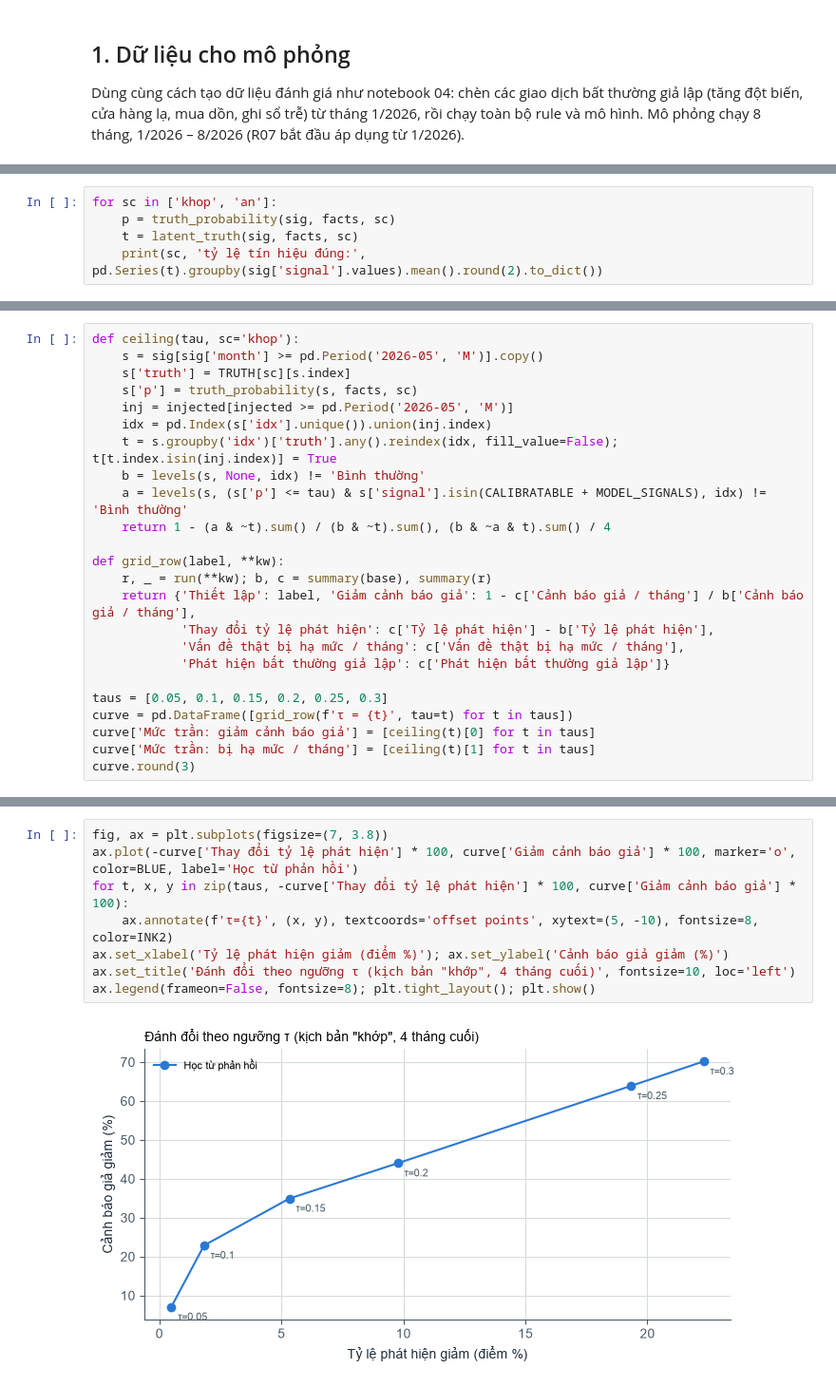
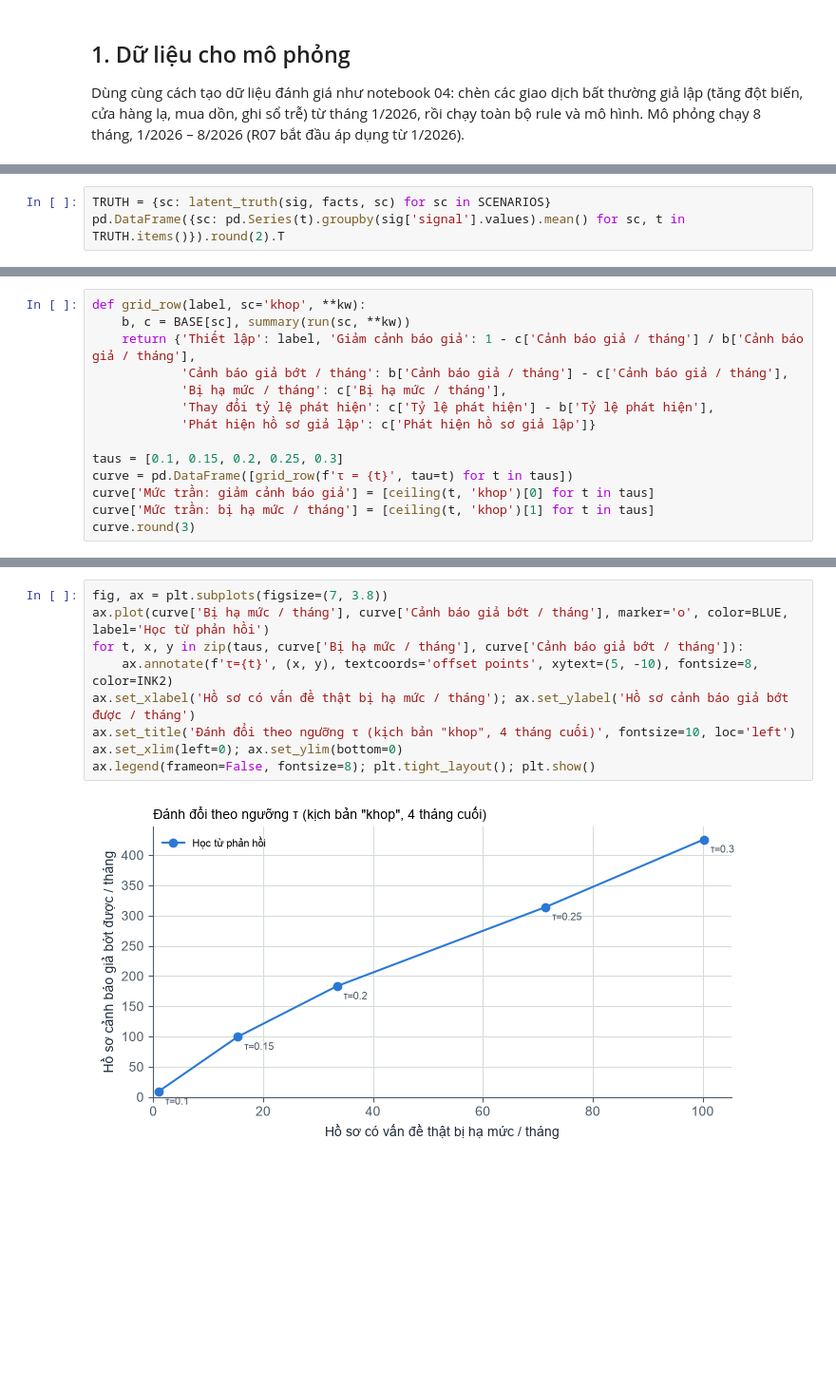
Before and after one commit to lethanhdat04/FinanceAnalysis, a Jupyter notebook: notebooks/08_feedback.ipynb, the cells around one changed output, grey strips where cells are left out. Shown at 95% size. Cells and saved outputs as stored; diff of their text form; blank space fills up the shorter version.

```diff
--- a/notebooks/08_feedback.ipynb
+++ b/notebooks/08_feedback.ipynb
@@ -92,6 +102,4 @@ Một hồ sơ là *vấn đề thật* nếu ít nhất một tín hiệu của
 # %%
-for sc in ['khop', 'an']:
-    p = truth_probability(sig, facts, sc)
-    t = latent_truth(sig, facts, sc)
-    print(sc, 'tỷ lệ tín hiệu đúng:', pd.Series(t).groupby(sig['signal'].values).mean().round(2).to_dict())
+TRUTH = {sc: latent_truth(sig, facts, sc) for sc in SCENARIOS}
+pd.DataFrame({sc: pd.Series(t).groupby(sig['signal'].values).mean() for sc, t in TRUTH.items()}).round(2).T
 # %% [output]
@@ -222,25 +223,15 @@ cảnh báo giả? Con số này cho biết cơ chế học đạt được bao
 # %%
-def ceiling(tau, sc='khop'):
-    s = sig[sig['month'] >= pd.Period('2026-05', 'M')].copy()
-    s['truth'] = TRUTH[sc][s.index]
-    s['p'] = truth_probability(s, facts, sc)
-    inj = injected[injected >= pd.Period('2026-05', 'M')]
-    idx = pd.Index(s['idx'].unique()).union(inj.index)
-    t = s.groupby('idx')['truth'].any().reindex(idx, fill_value=False); t[t.index.isin(inj.index)] = True
-    b = levels(s, None, idx) != 'Bình thường'
-    a = levels(s, (s['p'] <= tau) & s['signal'].isin(CALIBRATABLE + MODEL_SIGNALS), idx) != 'Bình thường'
-    return 1 - (a & ~t).sum() / (b & ~t).sum(), (b & ~a & t).sum() / 4
+def grid_row(label, sc='khop', **kw):
+    b, c = BASE[sc], summary(run(sc, **kw))
+    return {'Thiết lập': label, 'Giảm cảnh báo giả': 1 - c['Cảnh báo giả / tháng'] / b['Cảnh báo giả / tháng'],
+            'Cảnh báo giả bớt / tháng': b['Cảnh báo giả / tháng'] - c['Cảnh báo giả / tháng'],
+            'Bị hạ mức / tháng': c['Bị hạ mức / tháng'],
+            'Thay đổi tỷ lệ phát hiện': c['Tỷ lệ phát hiện'] - b['Tỷ lệ phát hiện'],
+            'Phát hiện hồ sơ giả lập': c['Phát hiện hồ sơ giả lập']}
 
-def grid_row(label, **kw):
-    r, _ = run(**kw); b, c = summary(base), summary(r)
-    return {'Thiết lập': label, 'Giảm cảnh báo giả': 1 - c['Cảnh báo giả / tháng'] / b['Cảnh báo giả / tháng'],
-            'Thay đổi tỷ lệ phát hiện': c['Tỷ lệ phát hiện'] - b['Tỷ lệ phát hiện'],
-            'Vấn đề thật bị hạ mức / tháng': c['Vấn đề thật bị hạ mức / tháng'],
-            'Phát hiện bất thường giả lập': c['Phát hiện bất thường giả lập']}
-
-taus = [0.05, 0.1, 0.15, 0.2, 0.25, 0.3]
+taus = [0.1, 0.15, 0.2, 0.25, 0.3]
 curve = pd.DataFrame([grid_row(f'τ = {t}', tau=t) for t in taus])
-curve['Mức trần: giảm cảnh báo giả'] = [ceiling(t)[0] for t in taus]
-curve['Mức trần: bị hạ mức / tháng'] = [ceiling(t)[1] for t in taus]
+curve['Mức trần: giảm cảnh báo giả'] = [ceiling(t, 'khop')[0] for t in taus]
+curve['Mức trần: bị hạ mức / tháng'] = [ceiling(t, 'khop')[1] for t in taus]
 curve.round(3)
 # %% [output]
@@ -254,11 +244,12 @@ curve.round(3)
 # %%
 fig, ax = plt.subplots(figsize=(7, 3.8))
-ax.plot(-curve['Thay đổi tỷ lệ phát hiện'] * 100, curve['Giảm cảnh báo giả'] * 100, marker='o', color=BLUE, label='Học từ phản hồi')
-for t, x, y in zip(taus, -curve['Thay đổi tỷ lệ phát hiện'] * 100, curve['Giảm cảnh báo giả'] * 100):
+ax.plot(curve['Bị hạ mức / tháng'], curve['Cảnh báo giả bớt / tháng'], marker='o', color=BLUE, label='Học từ phản hồi')
+for t, x, y in zip(taus, curve['Bị hạ mức / tháng'], curve['Cảnh báo giả bớt / tháng']):
     ax.annotate(f'τ={t}', (x, y), textcoords='offset points', xytext=(5, -10), fontsize=8, color=INK2)
-ax.set_xlabel('Tỷ lệ phát hiện giảm (điểm %)'); ax.set_ylabel('Cảnh báo giả giảm (%)')
-ax.set_title('Đánh đổi theo ngưỡng τ (kịch bản "khớp", 4 tháng cuối)', fontsize=10, loc='left')
+ax.set_xlabel('Hồ sơ có vấn đề thật bị hạ mức / tháng'); ax.set_ylabel('Hồ sơ cảnh báo giả bớt được / tháng')
+ax.set_title('Đánh đổi theo ngưỡng τ (kịch bản "khop", 4 tháng cuối)', fontsize=10, loc='left')
+ax.set_xlim(left=0); ax.set_ylim(bottom=0)
 ax.legend(frameon=False, fontsize=8); plt.tight_layout(); plt.show()
 # %% [output]
-[figure, old version]
+[figure, new version]
 # %% [markdown]
```
Also changed, not shown: parts of 24 cells of this notebook, 3 other files.
